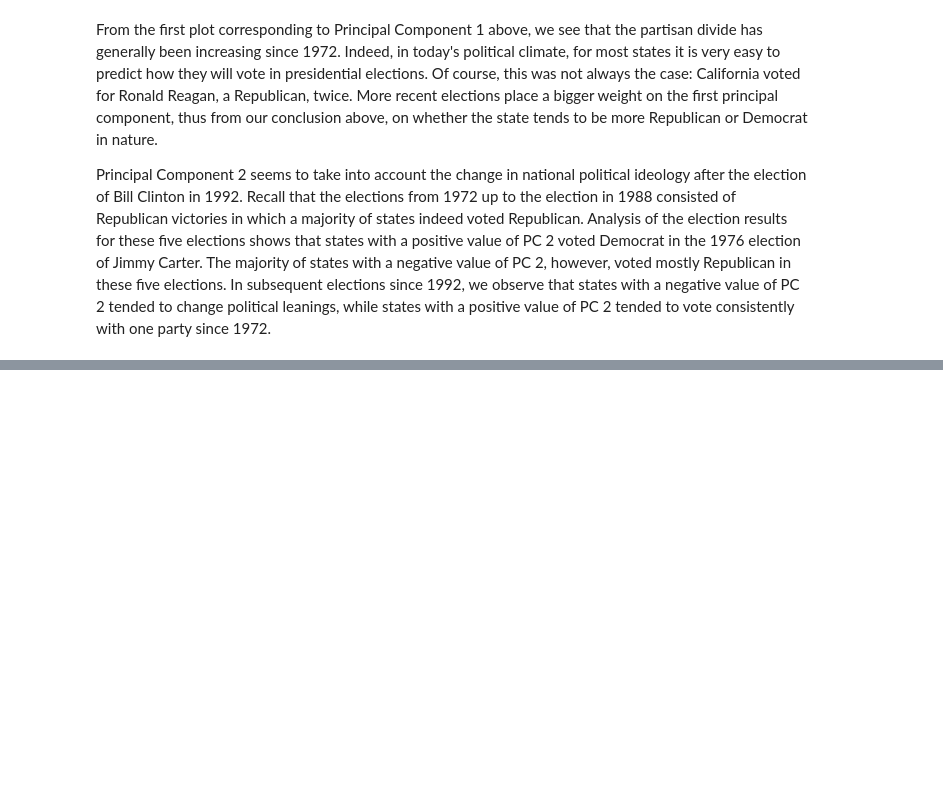
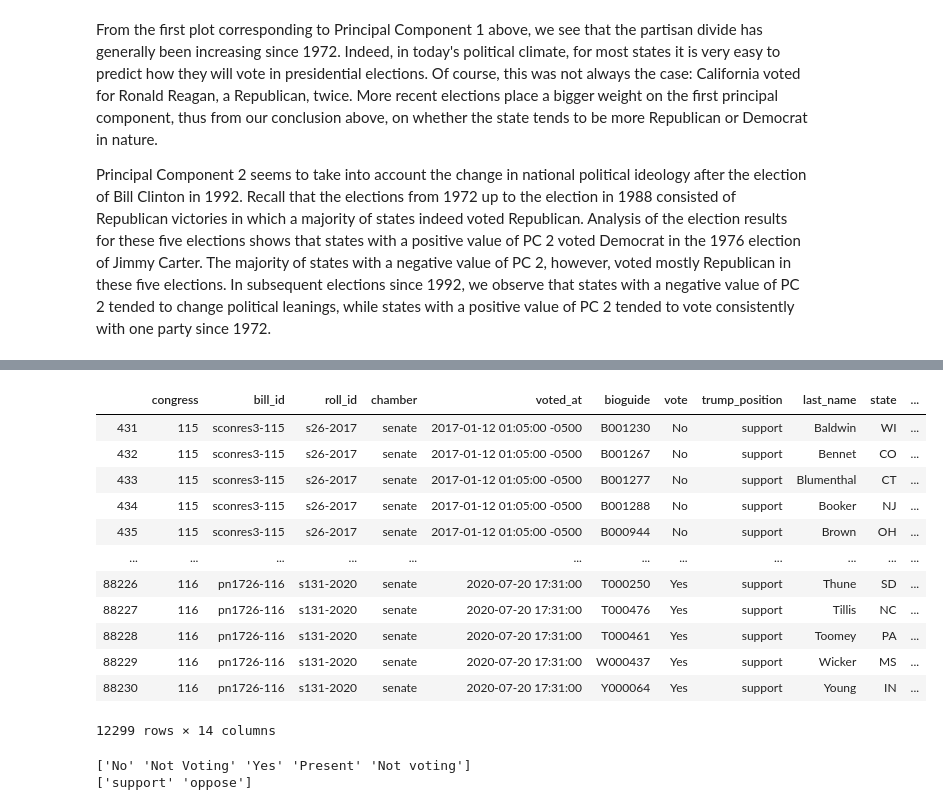
Before and after one commit to jcpagadora/PCA-with-Presidential-Election-Data, a Jupyter notebook: PCA with Applications in Politics.ipynb, the cells around one changed output, grey strips where cells are left out. Drawn from its saved outputs; the diff is of its cells as text; code cells hidden in the pictures; blank space fills up the shorter version.

Commit message:
pca senators

```diff
--- a/Election PCA.ipynb
+++ b/PCA with Applications in Politics.ipynb
@@ -284,0 +274,3 @@ Principal Component 2 seems to take into account the change in national politica
+# %%
+congress_votes = pd.read_csv('vote_predictions.csv')
+congress_votes.head()
@@ -284,0 +284,27 @@ Principal Component 2 seems to take into account the change in national politica
+# %%
+# Filter out the representatives so that we are left with the senators.
+sen_votes = congress_votes[congress_votes['chamber'] == 'senate']
+# Drop this column, since it is not raw data
+sen_votes = sen_votes.drop('predicted_probability', axis=1)
+sen_votes
+# %% [output]
+|  | congress | bill_id | roll_id | chamber | voted_at | bioguide | vote | trump_position | last_name | state | ... |
+| 431 | 115 | sconres3-115 | s26-2017 | senate | 2017-01-12 01:05:00 -0500 | B001230 | No | support | Baldwin | WI | ... |
+| 432 | 115 | sconres3-115 | s26-2017 | senate | 2017-01-12 01:05:00 -0500 | B001267 | No | support | Bennet | CO | ... |
+| 433 | 115 | sconres3-115 | s26-2017 | senate | 2017-01-12 01:05:00 -0500 | B001277 | No | support | Blumenthal | CT | ... |
+| 434 | 115 | sconres3-115 | s26-2017 | senate | 2017-01-12 01:05:00 -0500 | B001288 | No | support | Booker | NJ | ... |
+| 435 | 115 | sconres3-115 | s26-2017 | senate | 2017-01-12 01:05:00 -0500 | B000944 | No | support | Brown | OH | ... |
+| ... | ... | ... | ... | ... | ... | ... | ... | ... | ... | ... | ... |
+| 88226 | 116 | pn1726-116 | s131-2020 | senate | 2020-07-20 17:31:00 | T000250 | Yes | support | Thune | SD | ... |
+| 88227 | 116 | pn1726-116 | s131-2020 | senate | 2020-07-20 17:31:00 | T000476 | Yes | support | Tillis | NC | ... |
+| 88228 | 116 | pn1726-116 | s131-2020 | senate | 2020-07-20 17:31:00 | T000461 | Yes | support | Toomey | PA | ... |
+| 88229 | 116 | pn1726-116 | s131-2020 | senate | 2020-07-20 17:31:00 | W000437 | Yes | support | Wicker | MS | ... |
+| 88230 | 116 | pn1726-116 | s131-2020 | senate | 2020-07-20 17:31:00 | Y000064 | Yes | support | Young | IN | ... |
+12299 rows × 14 columns
+# %%
+# Check out the categories for vote and trump_position variables
+print(sen_votes['vote'].unique())
+print(sen_votes['trump_position'].unique())
+# %% [output]
+['No' 'Not Voting' 'Yes' 'Present' 'Not voting']
+['support' 'oppose']
```
Also changed, not shown: parts of 15 cells of this notebook.
